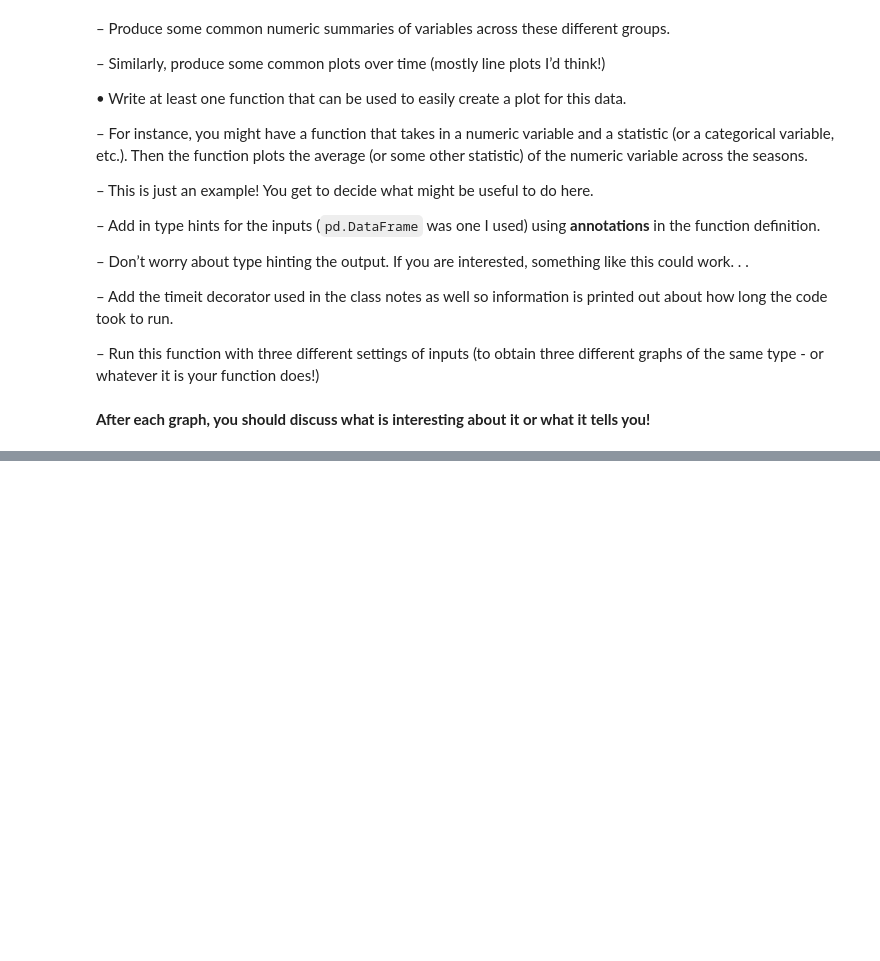
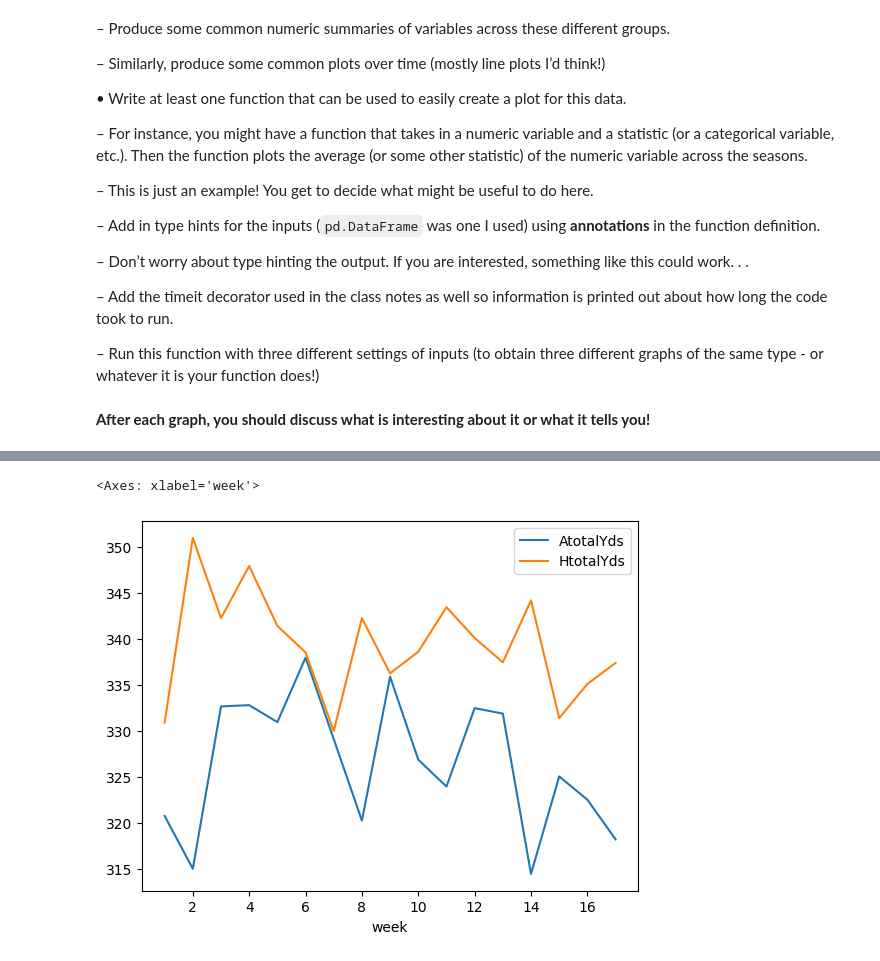
Before and after one commit to fhzhkunming/ST554_HW4, a Jupyter notebook: HW4_Hui.ipynb, the cells around one changed output, grey strips where cells are left out. Drawn from its saved outputs; the diff is of its cells as text; code cells hidden in the pictures; blank space fills up the shorter version.

```diff
--- a/HW4_Hui.ipynb
+++ b/HW4_Hui.ipynb
@@ -390,0 +502,5 @@ nlf_data.head()
+# %%
+nlf_data_sub.groupby(["week"])[["AtotalYds","HtotalYds"]].mean().plot()
+# %% [output]
+<Axes: xlabel='week'>
+[figure, added]
```
Also changed, not shown: parts of 13 cells of this notebook.
